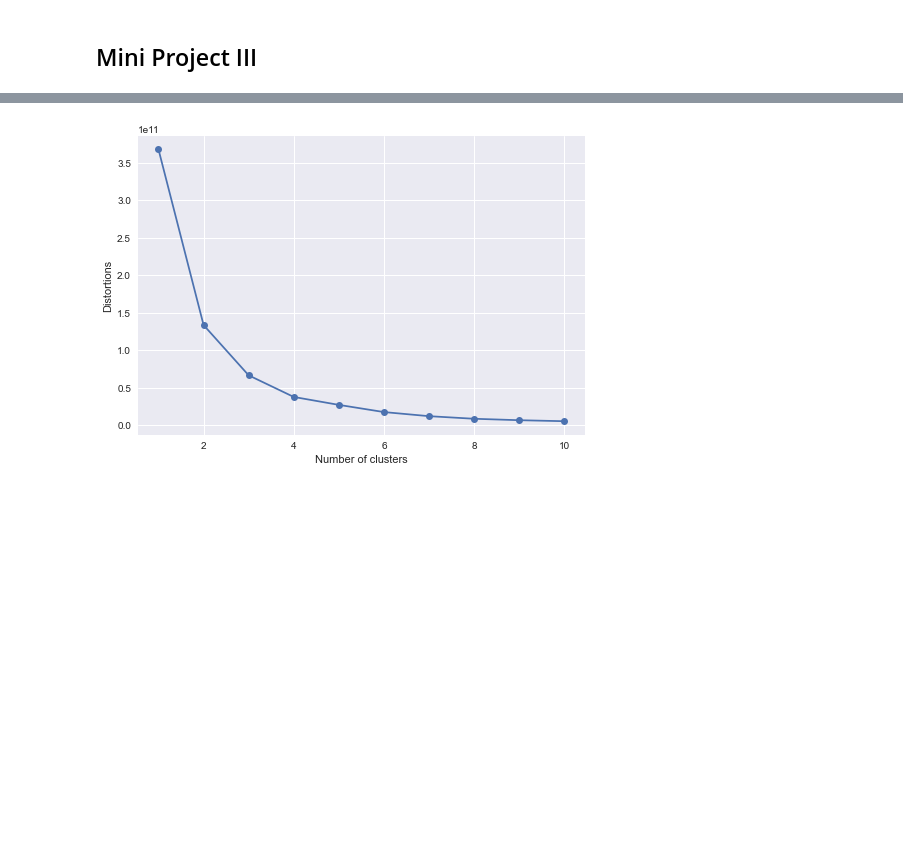
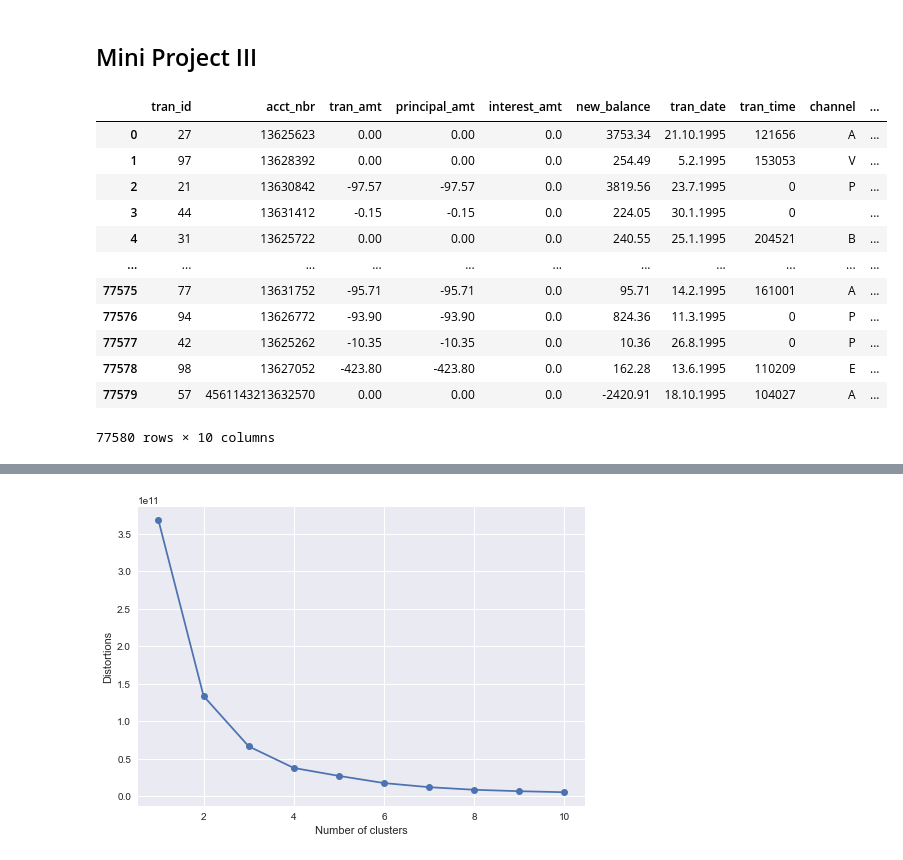
Before and after one commit to JamesKha/mini-project-III, a Jupyter notebook: mini-project-III.ipynb, the cells around one changed output, grey strips where cells are left out. Drawn from its saved outputs; the diff is of its cells as text; code cells hidden in the pictures; blank space fills up the shorter version.

Commit message:
Preparations for "transactions" question

```diff
--- a/mini-project-III.ipynb
+++ b/mini-project-III.ipynb
@@ -10,3 +10,20 @@ from sklearn.cluster import KMeans
 # %%
 customerInformation = pd.read_csv('twm_customer.csv',sep=";")
 accountInformation = pd.read_csv('twm_accounts.csv', sep=";")
+transactionsInformation = pd.read_csv('twm_transactions.csv', sep=";")
+# %%
+transactionsInformation
+# %% [output]
+|  | tran_id | acct_nbr | tran_amt | principal_amt | interest_amt | new_balance | tran_date | tran_time | channel | ... |
+| 0 | 27 | 13625623 | 0.00 | 0.00 | 0.0 | 3753.34 | 21.10.1995 | 121656 | A | ... |
+| 1 | 97 | 13628392 | 0.00 | 0.00 | 0.0 | 254.49 | 5.2.1995 | 153053 | V | ... |
+| 2 | 21 | 13630842 | -97.57 | -97.57 | 0.0 | 3819.56 | 23.7.1995 | 0 | P | ... |
+| 3 | 44 | 13631412 | -0.15 | -0.15 | 0.0 | 224.05 | 30.1.1995 | 0 |  | ... |
+| 4 | 31 | 13625722 | 0.00 | 0.00 | 0.0 | 240.55 | 25.1.1995 | 204521 | B | ... |
+| ... | ... | ... | ... | ... | ... | ... | ... | ... | ... | ... |
+| 77575 | 77 | 13631752 | -95.71 | -95.71 | 0.0 | 95.71 | 14.2.1995 | 161001 | A | ... |
+| 77576 | 94 | 13626772 | -93.90 | -93.90 | 0.0 | 824.36 | 11.3.1995 | 0 | P | ... |
+| 77577 | 42 | 13625262 | -10.35 | -10.35 | 0.0 | 10.36 | 26.8.1995 | 0 | P | ... |
+| 77578 | 98 | 13627052 | -423.80 | -423.80 | 0.0 | 162.28 | 13.6.1995 | 110209 | E | ... |
+| 77579 | 57 | 4561143213632570 | 0.00 | 0.00 | 0.0 | -2420.91 | 18.10.1995 | 104027 | A | ... |
+77580 rows × 10 columns
```
Also changed, not shown: parts of 8 cells of this notebook.
